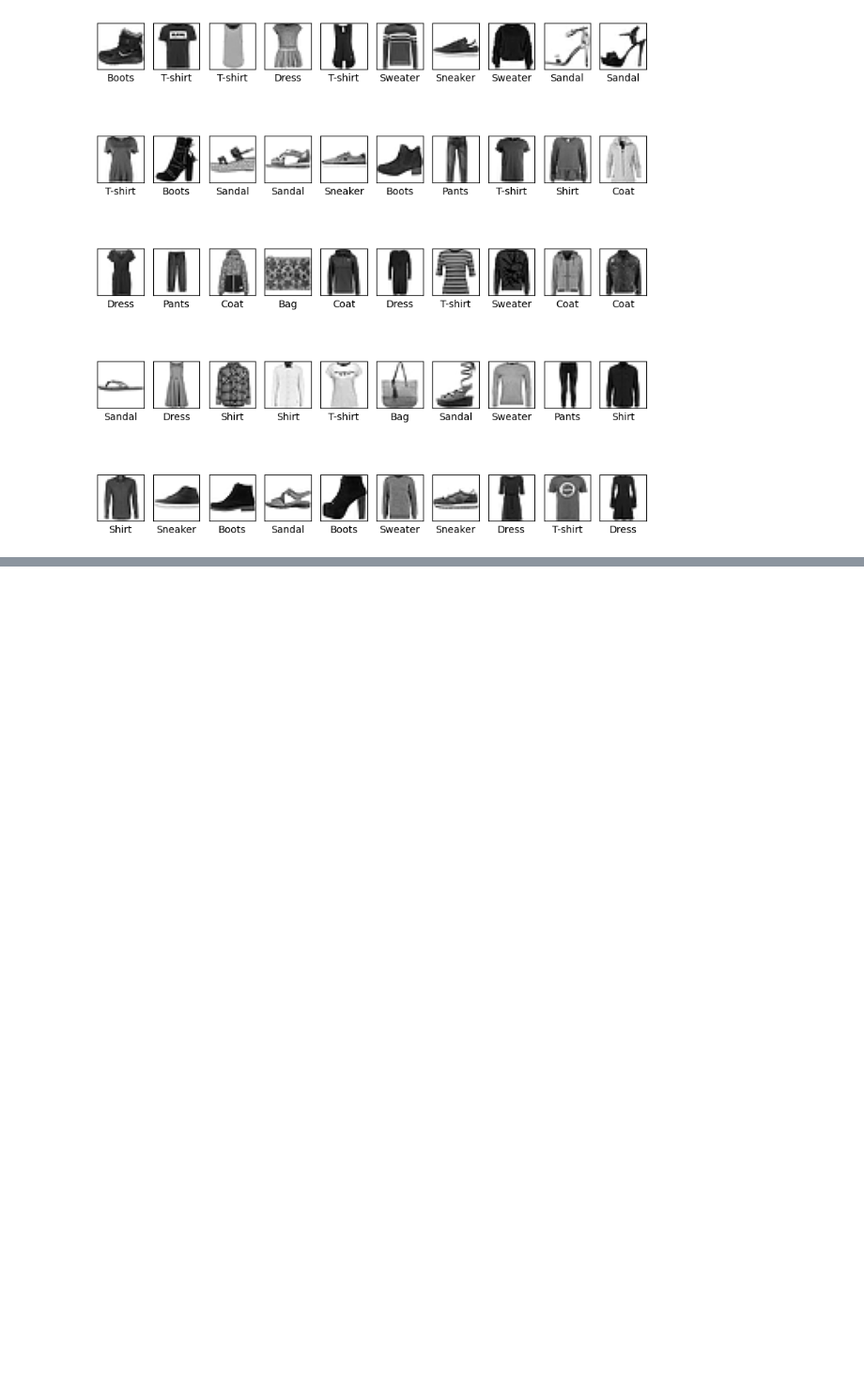
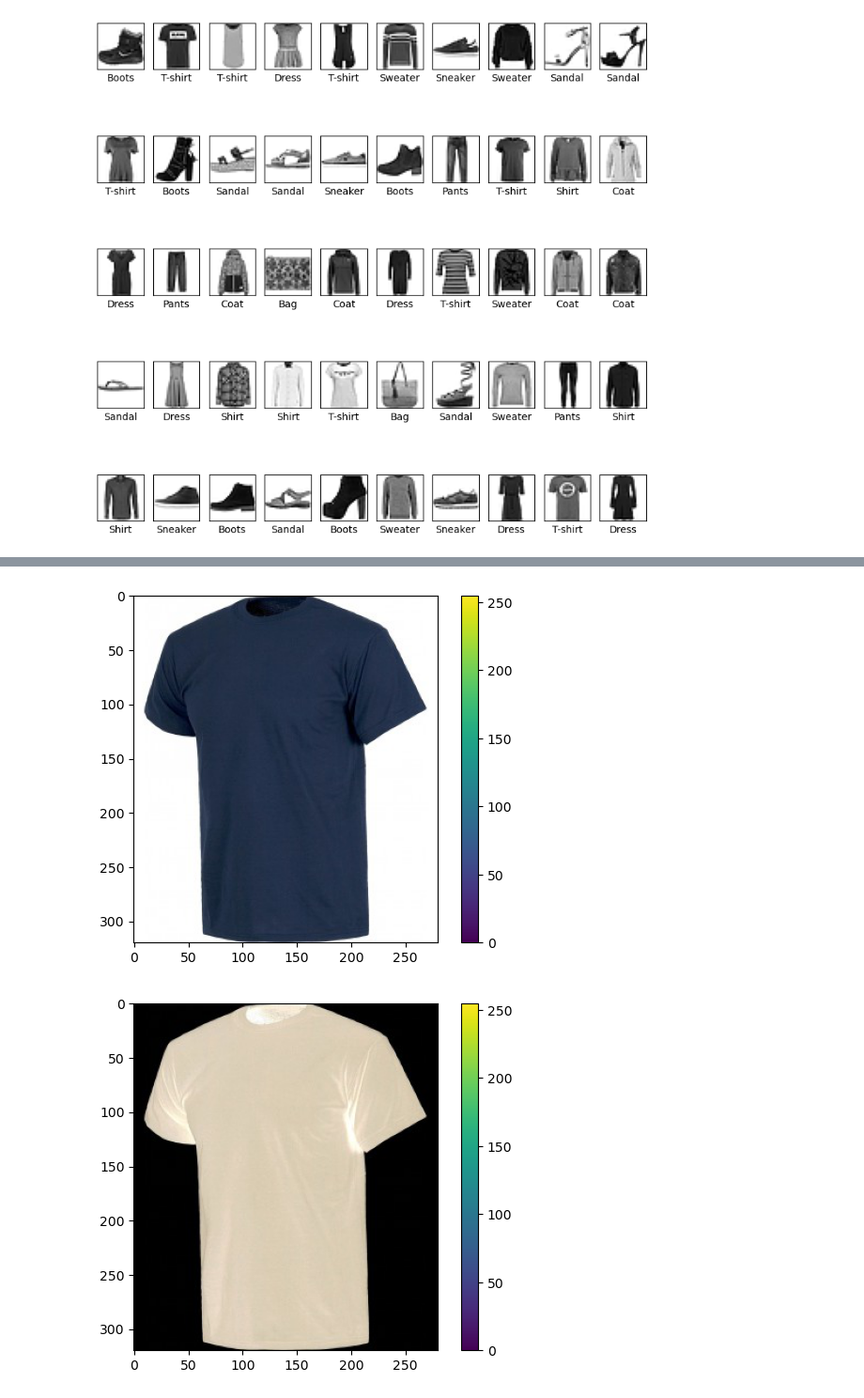
Before and after one commit to AnSardG/Machine_Learning_2022, a Jupyter notebook: Jupyter Exercises/Tensorflow/image_recognition.ipynb, the cells around one changed output, grey strips where cells are left out. Shown at 94% size. Cells and saved outputs as stored; diff of their text form; code cells hidden in the pictures; blank space fills up the shorter version.

```diff
--- a/Jupyter Exercises/Tensorflow/image_recognition.ipynb
+++ b/Jupyter Exercises/Tensorflow/image_recognition.ipynb
@@ -207,0 +242,27 @@ test_loss, test_acc = model.evaluate(test_images, test_labels)
+# %%
+# cargamos una imagen a partir de una url
+
+response = requests.get("https://www.turopalaboral.com/2893-home_default/camiseta-s6600-manga-corta-pack-3-unidades-workteam.jpg")
+img = Image.open(BytesIO(response.content))
+
+np_img = np.array(img)
+
+# mostramos la imagen
+plt.figure()
+plt.imshow(np_img)
+plt.colorbar()
+plt.grid(False)
+plt.show()
+
+#invertimos la imagen
+np_img = 255 - np_img
+
+# mostramos la imagen
+plt.figure()
+plt.imshow(np_img)
+plt.colorbar()
+plt.grid(False)
+plt.show()
+# %% [output]
+[figure, added]
+[figure, added]
```
Also changed, not shown: parts of 31 cells of this notebook.
